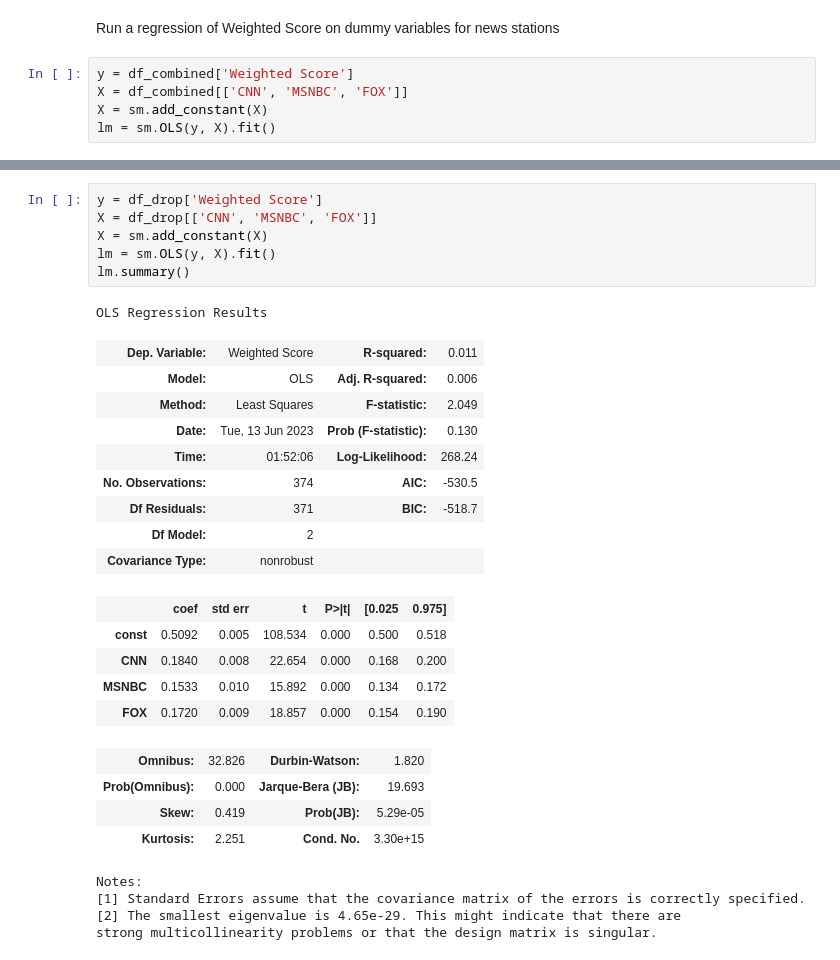
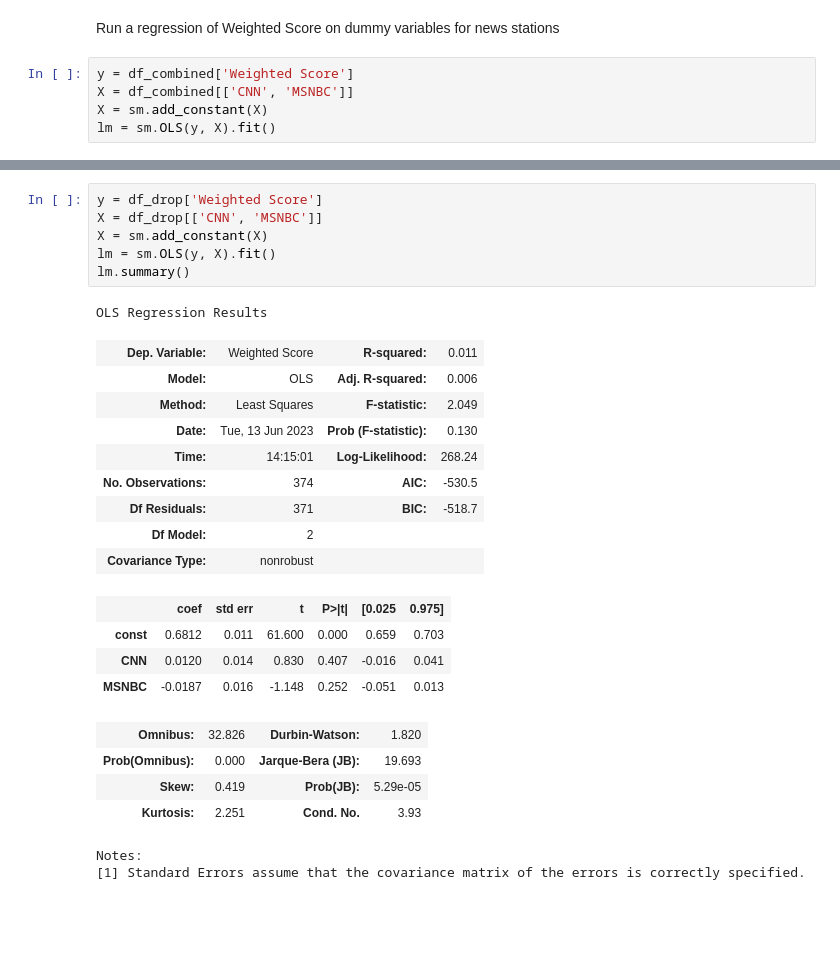
Before and after one commit to AaronDantzler/BSPL, a Jupyter notebook: RawAnalysis.ipynb, the cells around one changed output, grey strips where cells are left out. Saved outputs shown, nothing was run; the diff lists cells and outputs as text; blank space fills up the shorter version.

```diff
--- a/RawAnalysis.ipynb
+++ b/RawAnalysis.ipynb
@@ -322,7 +374,7 @@ import statsmodels.api as sm
 Run a regression of Weighted Score on dummy variables for news stations
 # %%
 y = df_combined['Weighted Score']
-X = df_combined[['CNN', 'MSNBC', 'FOX']]
+X = df_combined[['CNN', 'MSNBC']]
 X = sm.add_constant(X)
 lm = sm.OLS(y, X).fit()
 # %%
@@ -354,32 +403,29 @@ strong multicollinearity problems or that the design matrix is singular.
 # %%
 y = df_drop['Weighted Score']
-X = df_drop[['CNN', 'MSNBC', 'FOX']]
+X = df_drop[['CNN', 'MSNBC']]
 X = sm.add_constant(X)
 lm = sm.OLS(y, X).fit()
 lm.summary()
 # %% [output]
 OLS Regression Results
 | Dep. Variable: | Weighted Score | R-squared: | 0.011 |
 | Model: | OLS | Adj. R-squared: | 0.006 |
 | Method: | Least Squares | F-statistic: | 2.049 |
 | Date: | Tue, 13 Jun 2023 | Prob (F-statistic): | 0.130 |
-| Time: | 01:52:06 | Log-Likelihood: | 268.24 |
+| Time: | 14:15:01 | Log-Likelihood: | 268.24 |
 | No. Observations: | 374 | AIC: | -530.5 |
 | Df Residuals: | 371 | BIC: | -518.7 |
 | Df Model: | 2 |  |  |
 | Covariance Type: | nonrobust |  |  |
 |  | coef | std err | t | P>|t| | [0.025 | 0.975] |
-| const | 0.5092 | 0.005 | 108.534 | 0.000 | 0.500 | 0.518 |
-| CNN | 0.1840 | 0.008 | 22.654 | 0.000 | 0.168 | 0.200 |
-| MSNBC | 0.1533 | 0.010 | 15.892 | 0.000 | 0.134 | 0.172 |
-| FOX | 0.1720 | 0.009 | 18.857 | 0.000 | 0.154 | 0.190 |
+| const | 0.6812 | 0.011 | 61.600 | 0.000 | 0.659 | 0.703 |
+| CNN | 0.0120 | 0.014 | 0.830 | 0.407 | -0.016 | 0.041 |
+| MSNBC | -0.0187 | 0.016 | -1.148 | 0.252 | -0.051 | 0.013 |
 | Omnibus: | 32.826 | Durbin-Watson: | 1.820 |
 | Prob(Omnibus): | 0.000 | Jarque-Bera (JB): | 19.693 |
 | Skew: | 0.419 | Prob(JB): | 5.29e-05 |
-| Kurtosis: | 2.251 | Cond. No. | 3.30e+15 |
+| Kurtosis: | 2.251 | Cond. No. | 3.93 |
 Notes:
 [1] Standard Errors assume that the covariance matrix of the errors is correctly specified.
-[2] The smallest eigenvalue is 4.65e-29. This might indicate that there are
-strong multicollinearity problems or that the design matrix is singular.
 # %%
 y = df_drop['Weighted Sentiment Score']
```
Also changed, not shown: parts of 7 cells of this notebook, 1 other file.
